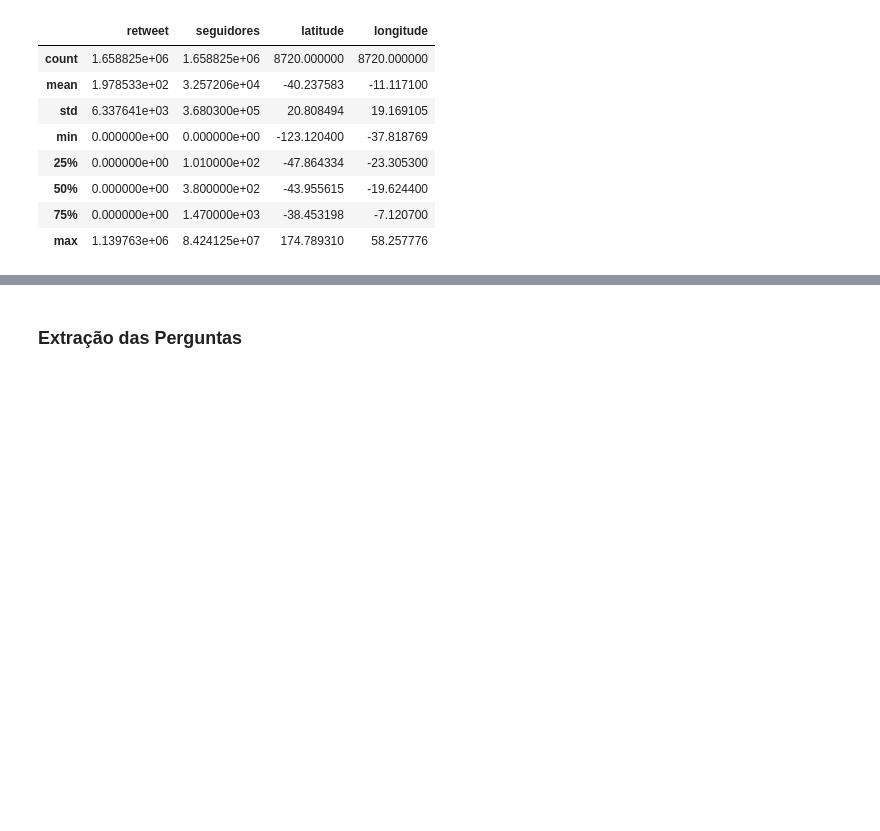
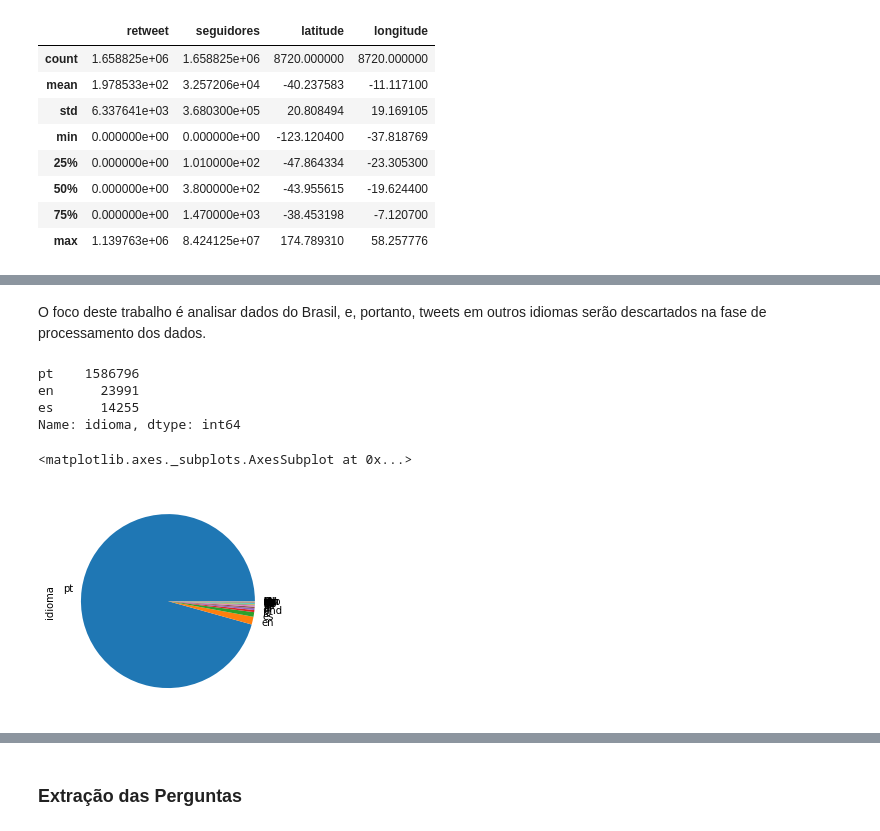
Before and after one commit to bmnds/uea-data-science-02-python-programming, a Jupyter notebook: trabalho_final.ipynb, the cells around one changed output, grey strips where cells are left out. Saved outputs shown, nothing was run; the diff lists cells and outputs as text; code cells hidden in the pictures; blank space fills up the shorter version.

Commit message:
Complementando a Visão Geral com gráficos e adicionando etapas de pré-processamento

```diff
--- a/trabalho_final.ipynb
+++ b/trabalho_final.ipynb
@@ -328,0 +161,12 @@ tw.head()
+# %% [markdown]
+O foco deste trabalho é analisar dados do Brasil, e, portanto, tweets em outros idiomas serão descartados na fase de processamento dos dados.
+# %%
+print(tw.idioma.value_counts().nlargest(3))
+tw.idioma.value_counts().plot(kind='pie')
+# %% [output]
+pt    1586796
+en      23991
+es      14255
+Name: idioma, dtype: int64
+<matplotlib.axes._subplots.AxesSubplot at 0x...>
+[figure, added]
```
Also changed, not shown: parts of 60 cells of this notebook.
